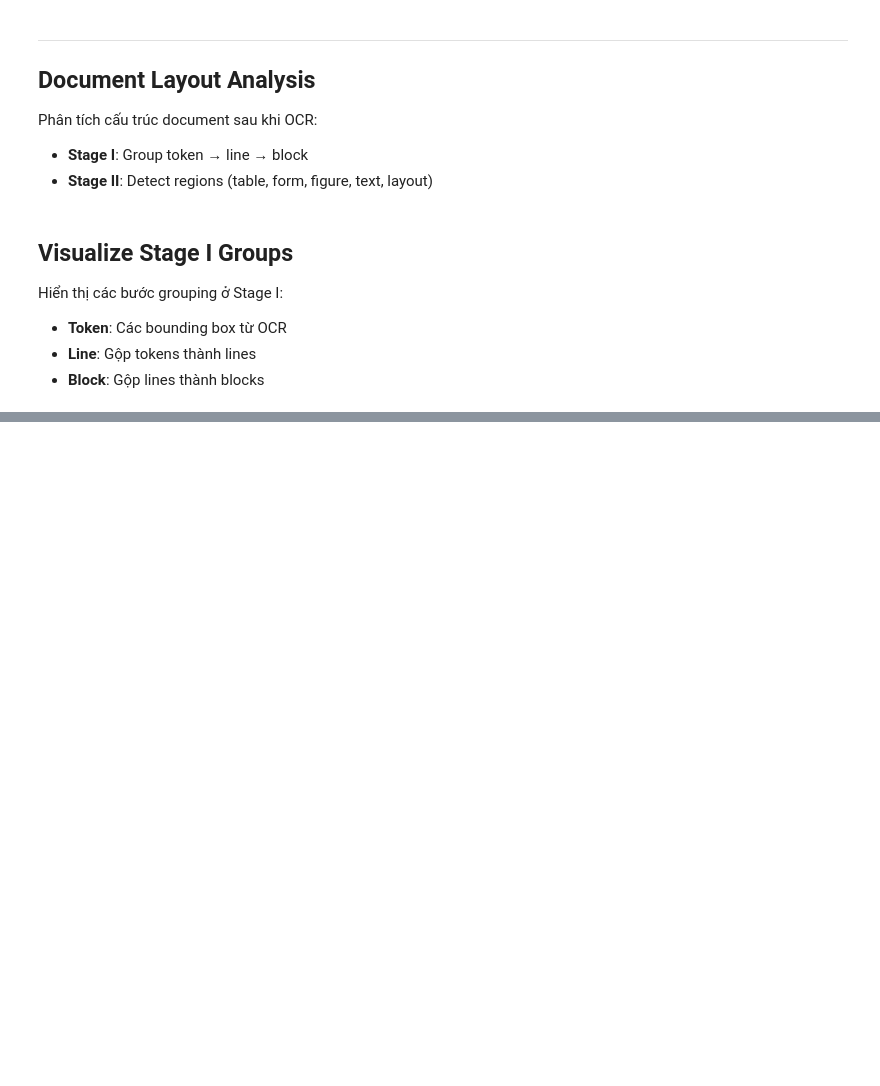
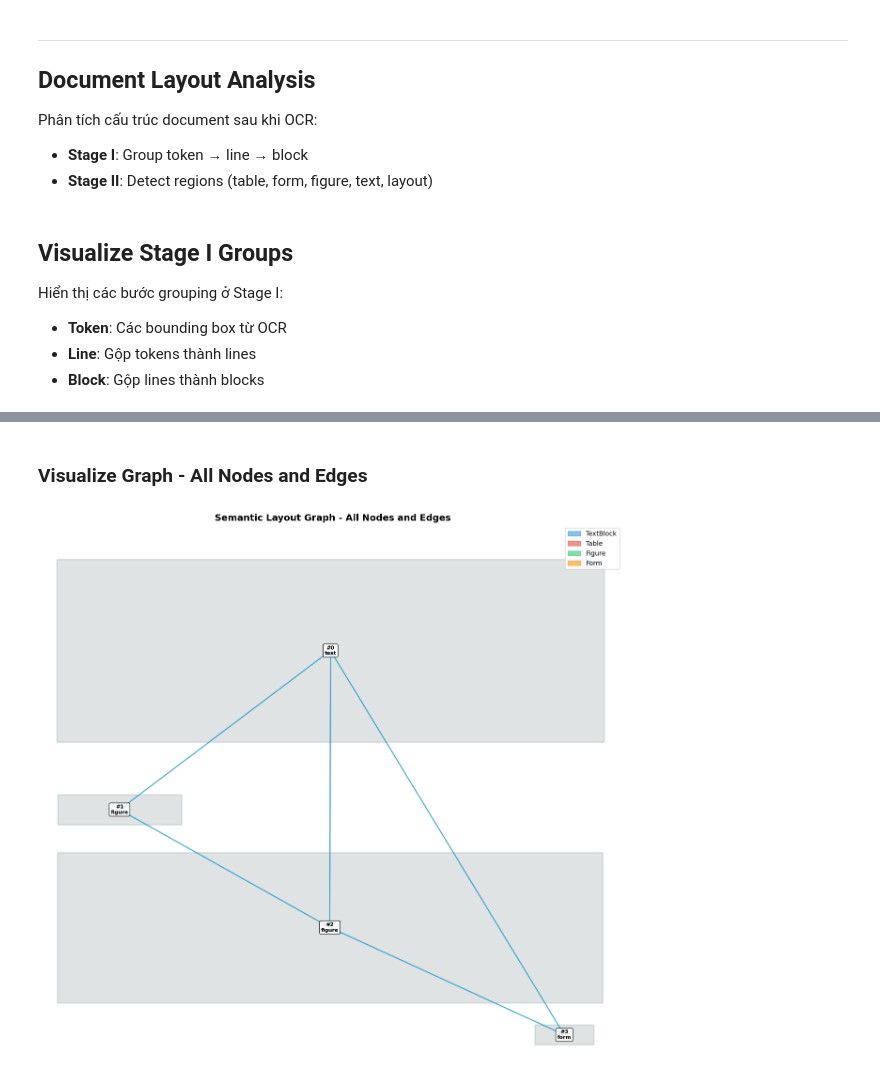
Before and after one commit to Thach375/DocVQA, a Jupyter notebook: pipeline/2_PaddleOCR.ipynb, the cells around one changed output, grey strips where cells are left out. Cells and saved outputs as stored; diff of their text form; code cells hidden in the pictures; blank space fills up the shorter version.

```diff
--- a/pipeline/2_PaddleOCR.ipynb
+++ b/pipeline/2_PaddleOCR.ipynb
@@ -187,0 +229,9 @@ Blocks: 40
+# %% [markdown]
+### Visualize Graph - All Nodes and Edges
+# %%
+if nodes and edges:
+    visualize_graph_basic(nodes, edges, figsize=(16, 12))
+else:
+    print("⚠️ No graph to visualize")
+# %% [output]
+[figure, added]
```
Also changed, not shown: parts of 15 cells of this notebook, 7 other files.
